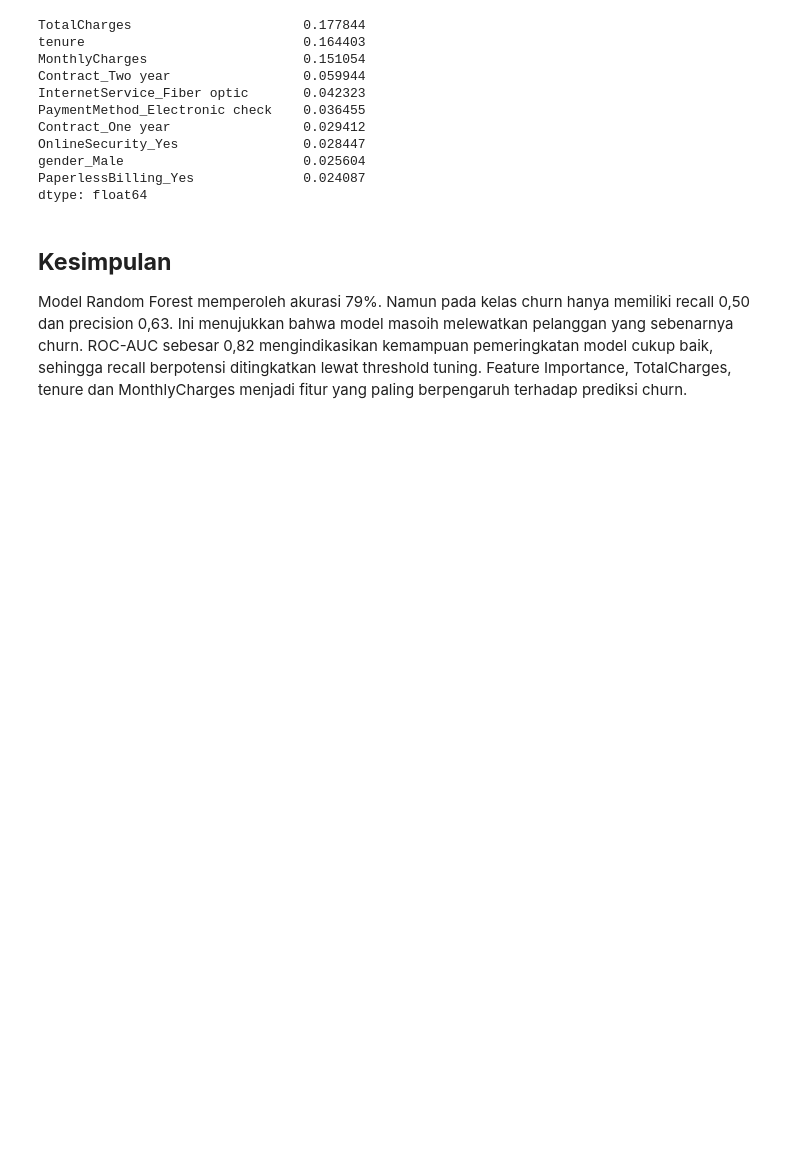
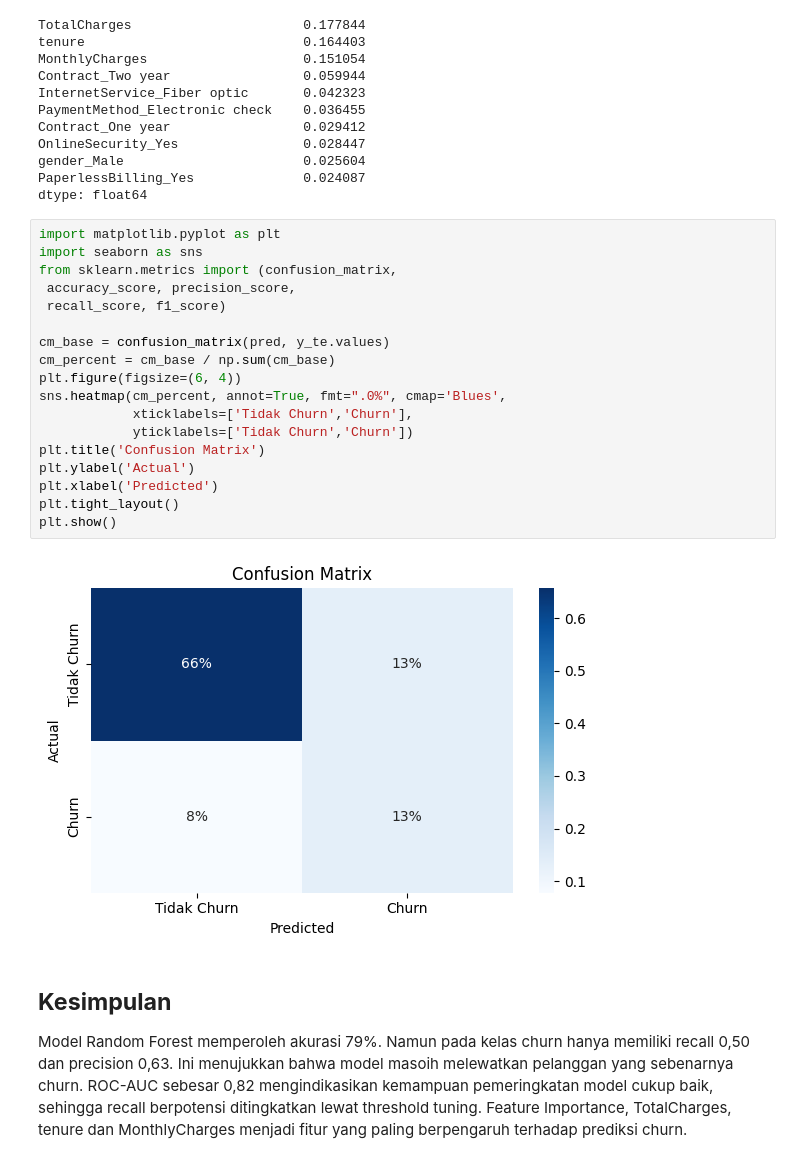
Before and after one commit to muammarzainza2000/DataScience_240401010304_Muammar-Zain-Z.A, a Jupyter notebook: Pertemuan10_Muammar_Zain_Z_A_240401010304.ipynb, the cells around one changed output. Drawn from its saved outputs; the diff is of its cells as text; blank space fills up the shorter version.

```diff
--- a/Pertemuan10_Muammar_Zain_Z_A_240401010304.ipynb
+++ b/Pertemuan10_Muammar_Zain_Z_A_240401010304.ipynb
@@ -107,6 +107,26 @@ OnlineSecurity_Yes                0.028447
 gender_Male                       0.025604
 PaperlessBilling_Yes              0.024087
 dtype: float64
+# %%
+import matplotlib.pyplot as plt
+import seaborn as sns
+from sklearn.metrics import (confusion_matrix,
+ accuracy_score, precision_score,
+ recall_score, f1_score)
+
+cm_base = confusion_matrix(pred, y_te.values)
+cm_percent = cm_base / np.sum(cm_base)
+plt.figure(figsize=(6, 4))
+sns.heatmap(cm_percent, annot=True, fmt=".0%", cmap='Blues',
+            xticklabels=['Tidak Churn','Churn'],
+            yticklabels=['Tidak Churn','Churn'])
+plt.title('Confusion Matrix')
+plt.ylabel('Actual')
+plt.xlabel('Predicted')
+plt.tight_layout()
+plt.show()
+# %% [output]
+[figure, added]
 # %% [markdown]
 ## **Kesimpulan**
 Model Random Forest memperoleh akurasi 79%. Namun pada kelas churn hanya memiliki recall 0,50 dan precision 0,63. Ini menujukkan bahwa model masoih melewatkan pelanggan yang sebenarnya churn. ROC-AUC sebesar 0,82 mengindikasikan kemampuan pemeringkatan model cukup baik, sehingga recall berpotensi ditingkatkan lewat threshold tuning. Feature Importance, TotalCharges, tenure dan MonthlyCharges menjadi fitur yang paling berpengaruh terhadap prediksi churn.
```
Also changed, not shown: parts of 1 cell of this notebook.
